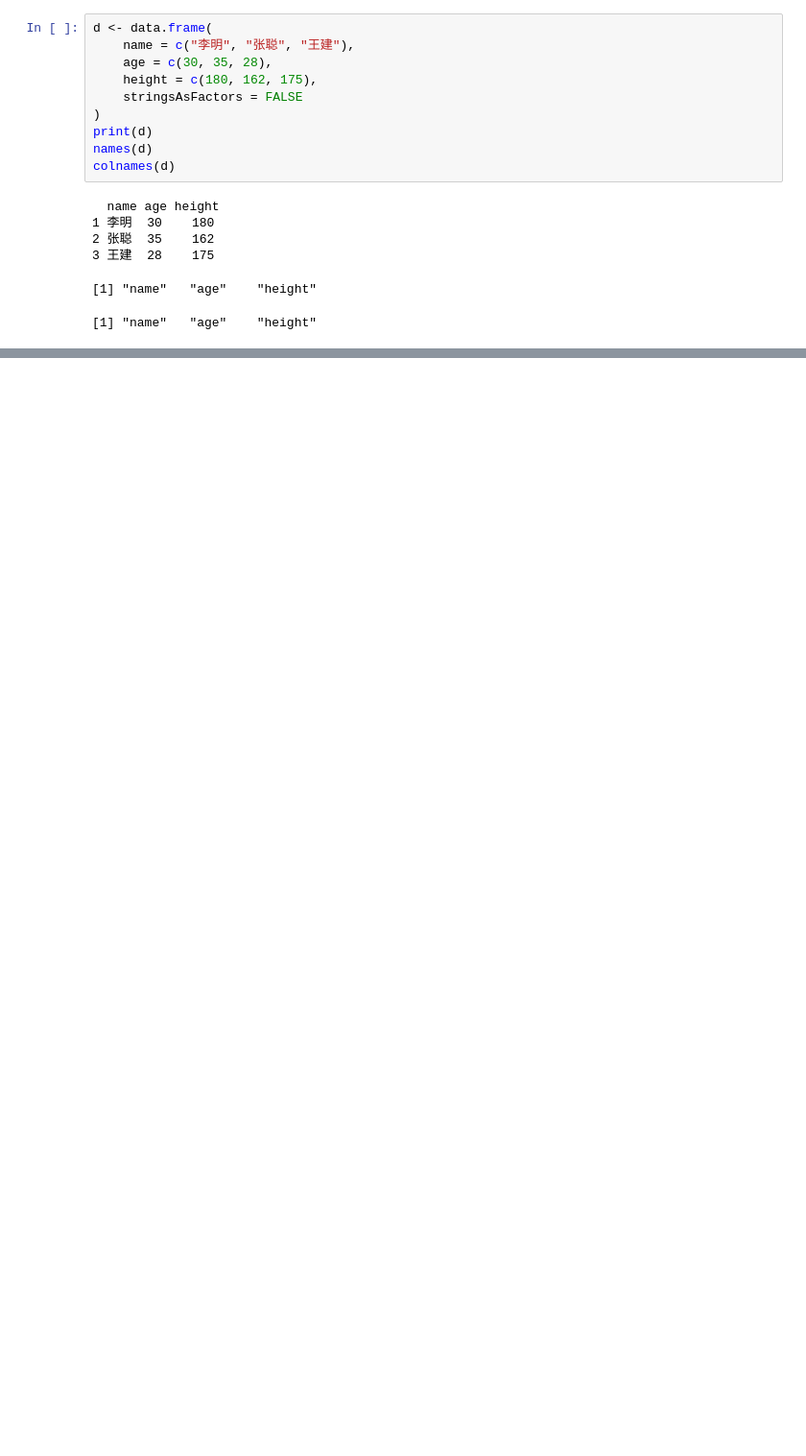
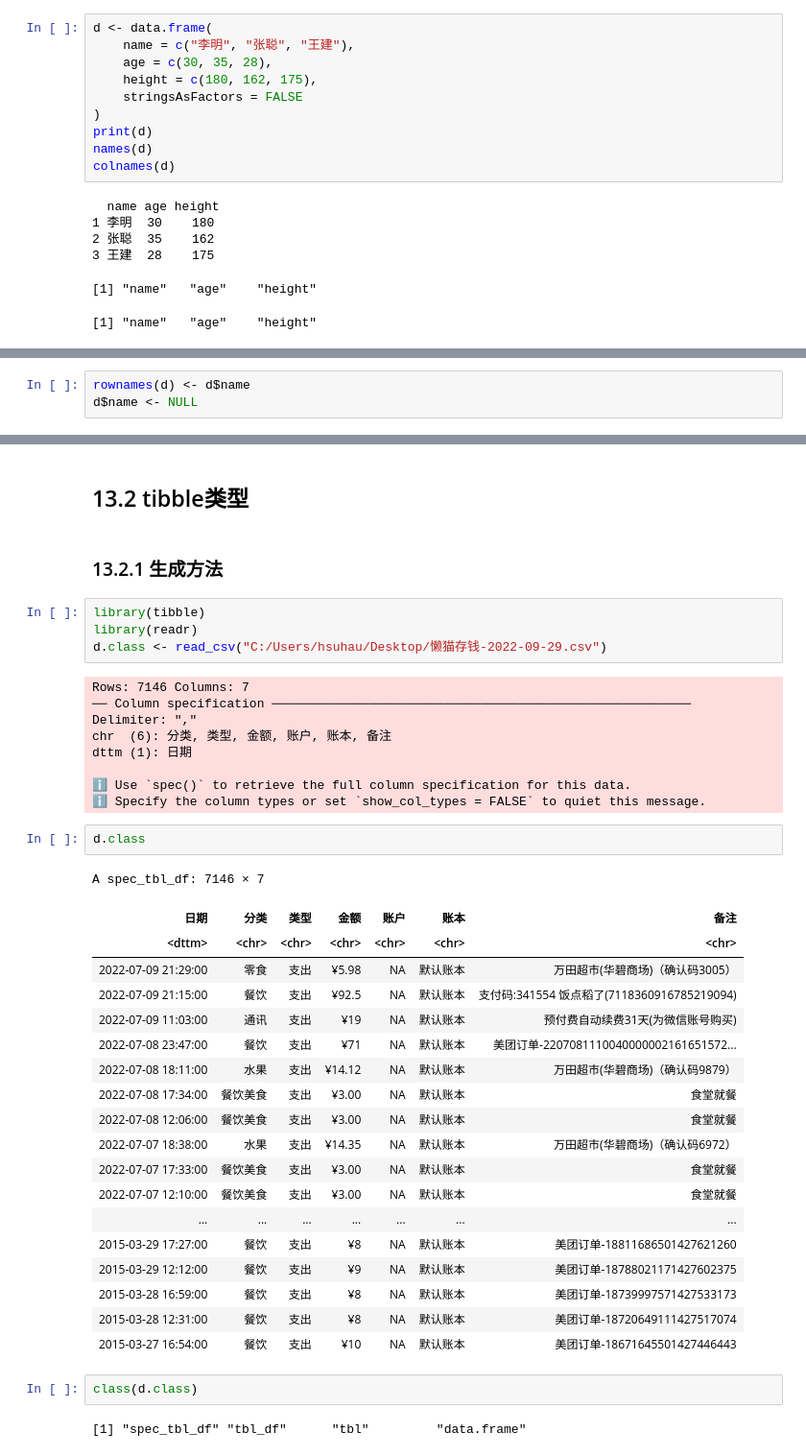
Before and after one commit to hsuhau/jupyter, a Jupyter notebook: R/13 数据框.ipynb, the cells around one changed output, grey strips where cells are left out. Shown at 96% size. Cells and saved outputs as stored; diff of their text form; blank space fills up the shorter version.

```diff
--- a/R/13 数据框.ipynb
+++ b/R/13 数据框.ipynb
@@ -22,0 +49,3 @@ ERROR: Error in load(knitr): 找不到对象'knitr'
+# %%
+rownames(d) <- d$name
+d$name <- NULL
@@ -22,0 +138,43 @@ ERROR: Error in load(knitr): 找不到对象'knitr'
+# %% [markdown]
+## 13.2 tibble类型
+# %% [markdown]
+### 13.2.1 生成方法
+# %%
+library(tibble)
+library(readr)
+d.class <- read_csv("C:/Users/hsuhau/Desktop/懒猫存钱-2022-09-29.csv")
+# %% [output]
+Rows: 7146 Columns: 7
+── Column specification ────────────────────────────────────────────────────────
+Delimiter: ","
+chr  (6): 分类, 类型, 金额, 账户, 账本, 备注
+dttm (1): 日期
+
+ℹ Use `spec()` to retrieve the full column specification for this data.
+ℹ Specify the column types or set `show_col_types = FALSE` to quiet this message.
+# %%
+d.class
+# %% [output]
+A spec_tbl_df: 7146 × 7
+| 日期 | 分类 | 类型 | 金额 | 账户 | 账本 | 备注 |
+| <dttm> | <chr> | <chr> | <chr> | <chr> | <chr> | <chr> |
+| 2022-07-09 21:29:00 | 零食 | 支出 | ¥5.98 | NA | 默认账本 | 万田超市(华碧商场)（确认码3005） |
+| 2022-07-09 21:15:00 | 餐饮 | 支出 | ¥92.5 | NA | 默认账本 | 支付码:341554 饭点稻了(7118360916785219094) |
+| 2022-07-09 11:03:00 | 通讯 | 支出 | ¥19 | NA | 默认账本 | 预付费自动续费31天(为微信账号购买) |
+| 2022-07-08 23:47:00 | 餐饮 | 支出 | ¥71 | NA | 默认账本 | 美团订单-2207081110040000002161651572... |
+| 2022-07-08 18:11:00 | 水果 | 支出 | ¥14.12 | NA | 默认账本 | 万田超市(华碧商场)（确认码9879） |
+| 2022-07-08 17:34:00 | 餐饮美食 | 支出 | ¥3.00 | NA | 默认账本 | 食堂就餐 |
+| 2022-07-08 12:06:00 | 餐饮美食 | 支出 | ¥3.00 | NA | 默认账本 | 食堂就餐 |
+| 2022-07-07 18:38:00 | 水果 | 支出 | ¥14.35 | NA | 默认账本 | 万田超市(华碧商场)（确认码6972） |
+| 2022-07-07 17:33:00 | 餐饮美食 | 支出 | ¥3.00 | NA | 默认账本 | 食堂就餐 |
+| 2022-07-07 12:10:00 | 餐饮美食 | 支出 | ¥3.00 | NA | 默认账本 | 食堂就餐 |
+| ... | ... | ... | ... | ... | ... | ... |
+| 2015-03-29 17:27:00 | 餐饮 | 支出 | ¥8 | NA | 默认账本 | 美团订单-18811686501427621260 |
+| 2015-03-29 12:12:00 | 餐饮 | 支出 | ¥9 | NA | 默认账本 | 美团订单-18788021171427602375 |
+| 2015-03-28 16:59:00 | 餐饮 | 支出 | ¥8 | NA | 默认账本 | 美团订单-18739997571427533173 |
+| 2015-03-28 12:31:00 | 餐饮 | 支出 | ¥8 | NA | 默认账本 | 美团订单-18720649111427517074 |
+| 2015-03-27 16:54:00 | 餐饮 | 支出 | ¥10 | NA | 默认账本 | 美团订单-18671645501427446443 |
+# %%
+class(d.class)
+# %% [output]
+[1] "spec_tbl_df" "tbl_df"      "tbl"         "data.frame"
```
Also changed, not shown: parts of 26 cells of this notebook, 4 other files.
